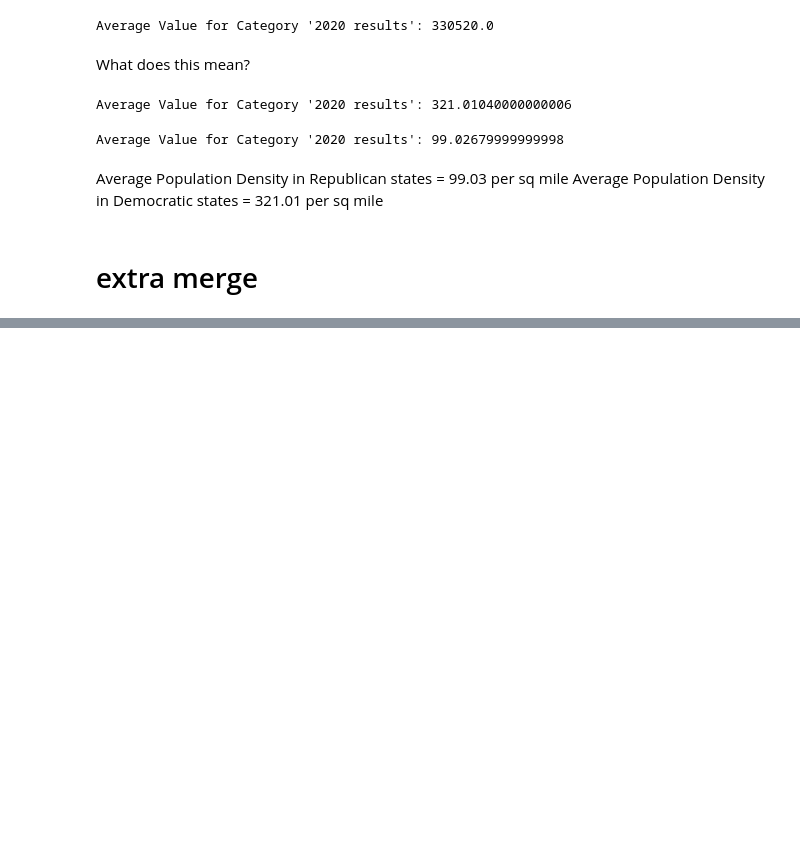
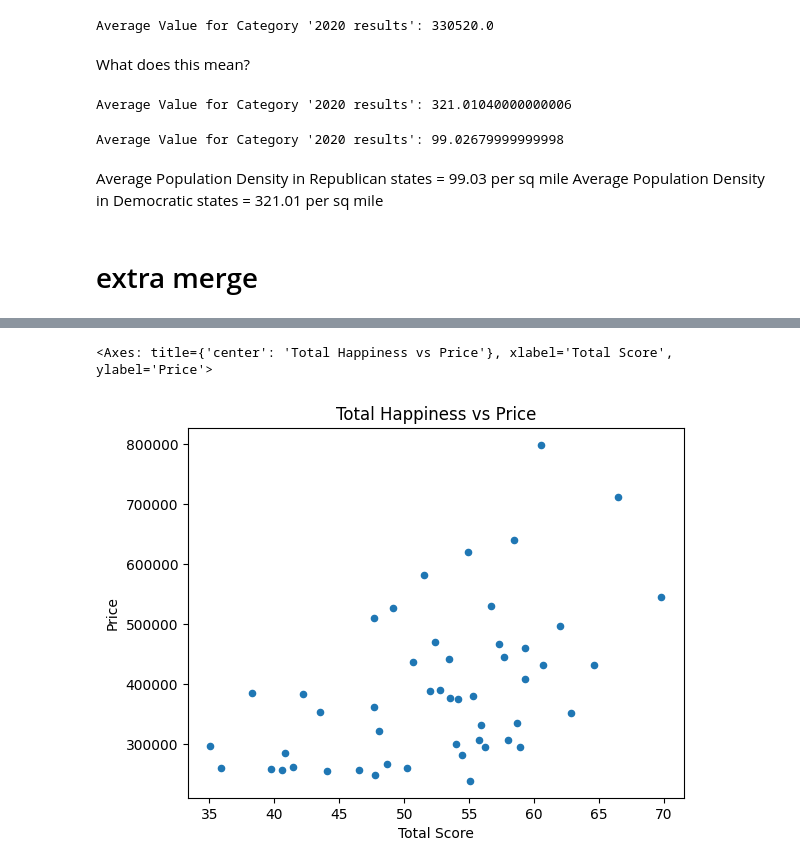
Before and after one commit to jmccahill5/datman, a Jupyter notebook: PS5.ipynb, the cells around one changed output, grey strips where cells are left out. Drawn from its saved outputs; the diff is of its cells as text; code cells hidden in the pictures; blank space fills up the shorter version.

```diff
--- a/PS5.ipynb
+++ b/PS5.ipynb
@@ -926,0 +992,2 @@ ex1.csv  ex2.csv  sample_data
+# %%
+mergedSTATEHAPPY2 = pd.merge(happiness, datST1, how='outer', on=['State'],indicator=True)
@@ -926,0 +1014,8 @@ ex1.csv  ex2.csv  sample_data
+# %%
+mergedSTATEHAPPY2.plot(x='Total Score', y='Price', kind='scatter', title='Total Happiness vs Price')
+
+# Show the plot
+plt.show()
+# %% [output]
+<Axes: title={'center': 'Total Happiness vs Price'}, xlabel='Total Score', ylabel='Price'>
+[figure, added]
```
Also changed, not shown: parts of 13 cells of this notebook.
